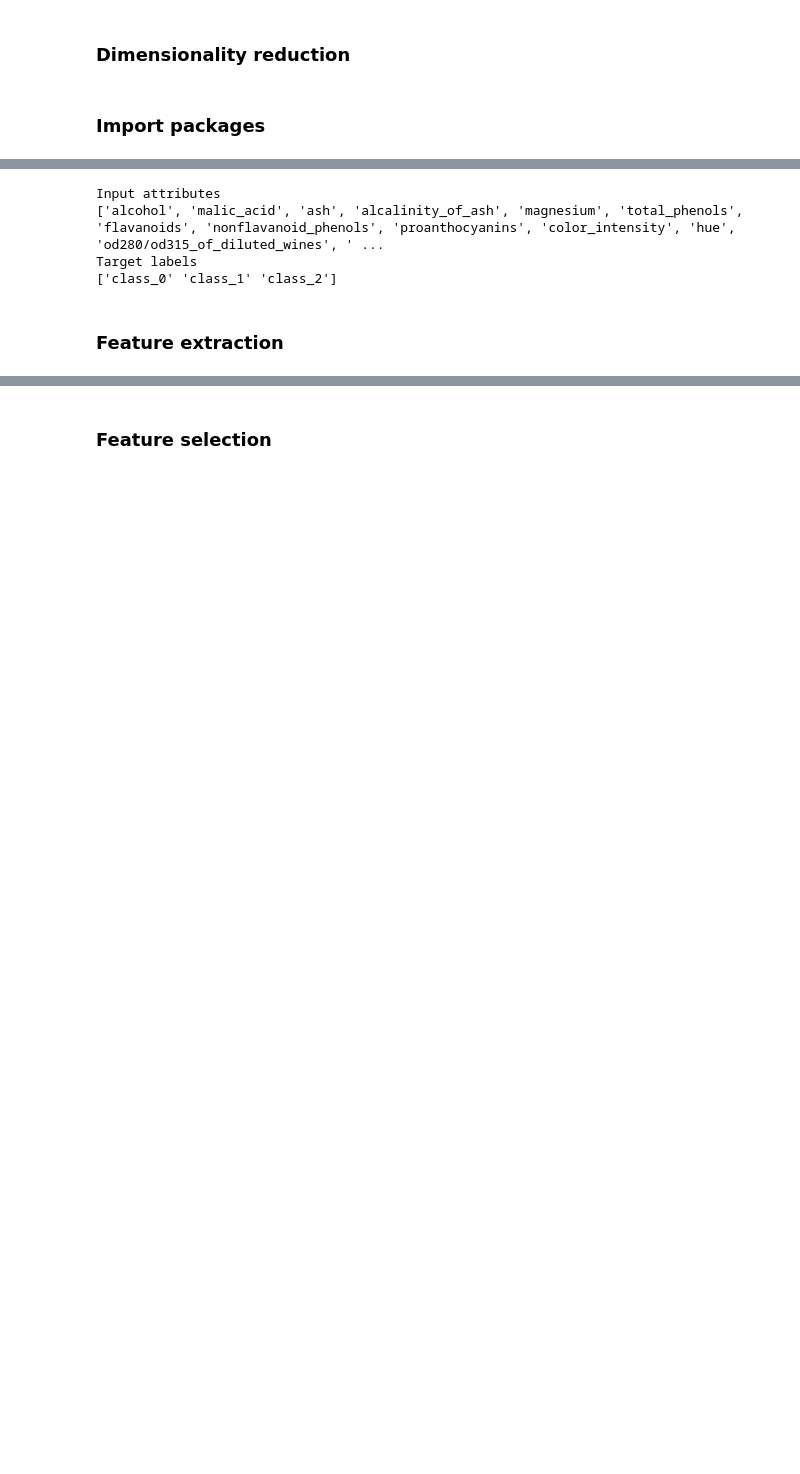
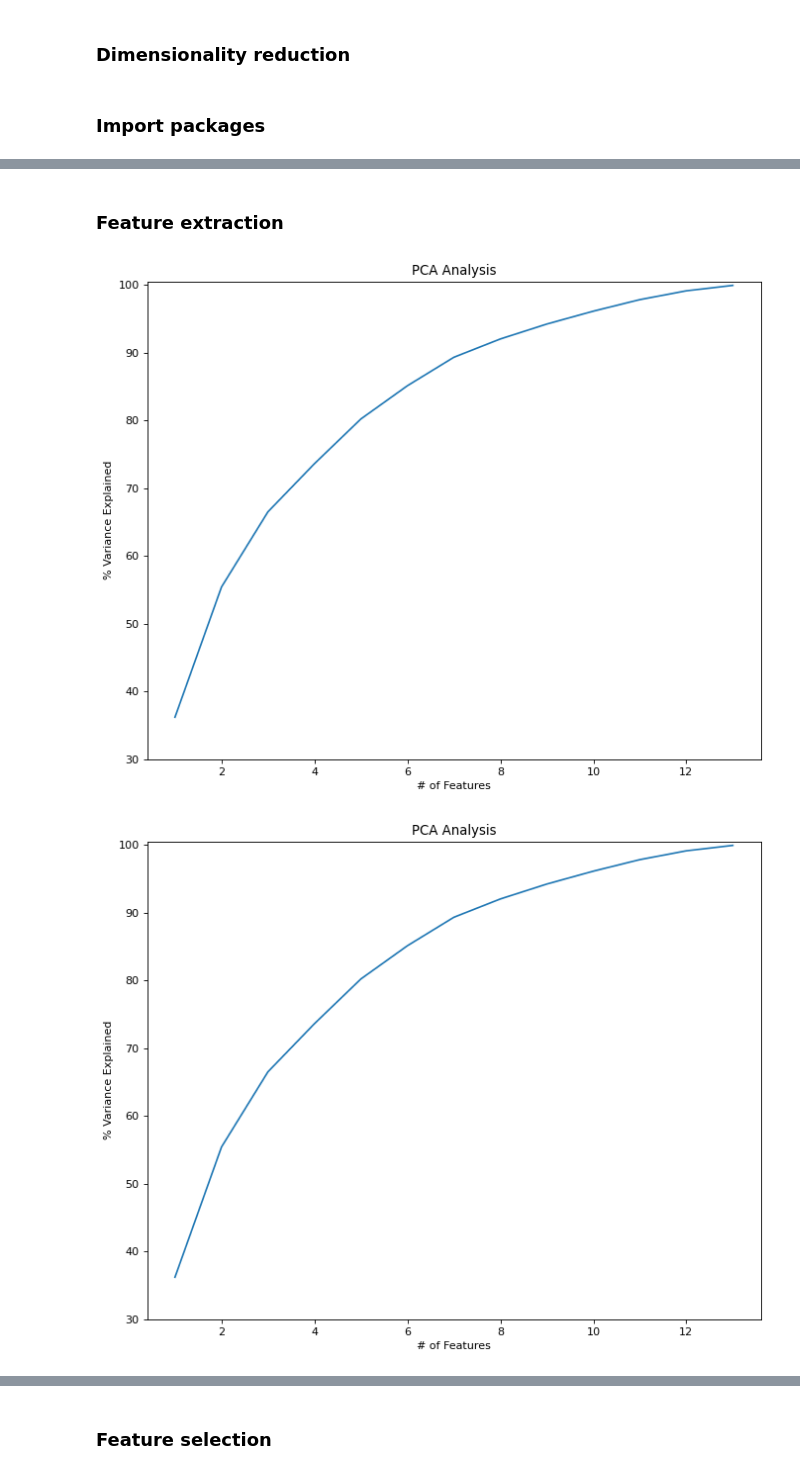
Before and after one commit to aletuf93/logproj, a Jupyter notebook: examples/05. Dimensionality Reduction.ipynb, the cells around one changed output, grey strips where cells are left out. Saved outputs shown, nothing was run; the diff lists cells and outputs as text; code cells hidden in the pictures; blank space fills up the shorter version.

```diff
--- a/examples/05. Dimensionality Reduction.ipynb
+++ b/examples/05. Dimensionality Reduction.ipynb
@@ -10,6 +13,6 @@ data = load_wine()
 # %%
-#Identify the feature names
-
+#Load the dataset
+data = load_wine()
 
 # define X dataframe
 X = data.data
@@ -19,10 +22,5 @@ X = pd.DataFrame(X,columns=X_labels)
 # define y dataframe
 y = data.target
 y = pd.DataFrame(y,columns=['target'])
-# %% [output]
-Input attributes
-['alcohol', 'malic_acid', 'ash', 'alcalinity_of_ash', 'magnesium', 'total_phenols', 'flavanoids', 'nonflavanoid_phenols', 'proanthocyanins', 'color_intensity', 'hue', 'od280/od315_of_diluted_wines', ' ...
-Target labels
-['class_0' 'class_1' 'class_2']
 # %% [markdown]
 ### Feature extraction
@@ -30,0 +27,9 @@ Target labels
+# %%
+#Extract features using Principal Component Analysis (PCA)
+
+#analyse the information content of each principal component
+X_res, out_fig_dict, output_df = dr.PCAplot(n_comp=len(X.columns),XX=X, diagnose=True)
+out_fig_dict['PCA_varianceExplanation']
+# %% [output]
+[figure, added]
+[figure, added]
```
Also changed, not shown: parts of 11 cells of this notebook, 1 other file.
